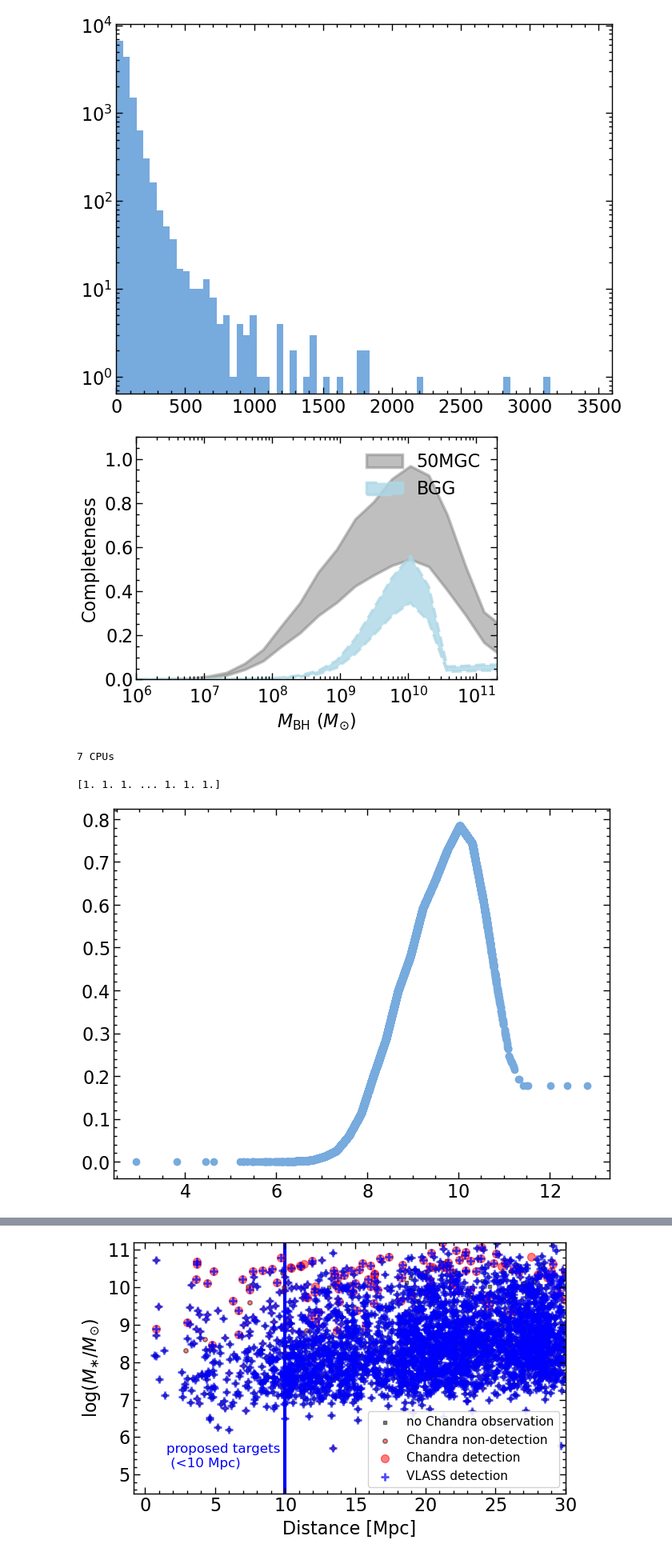
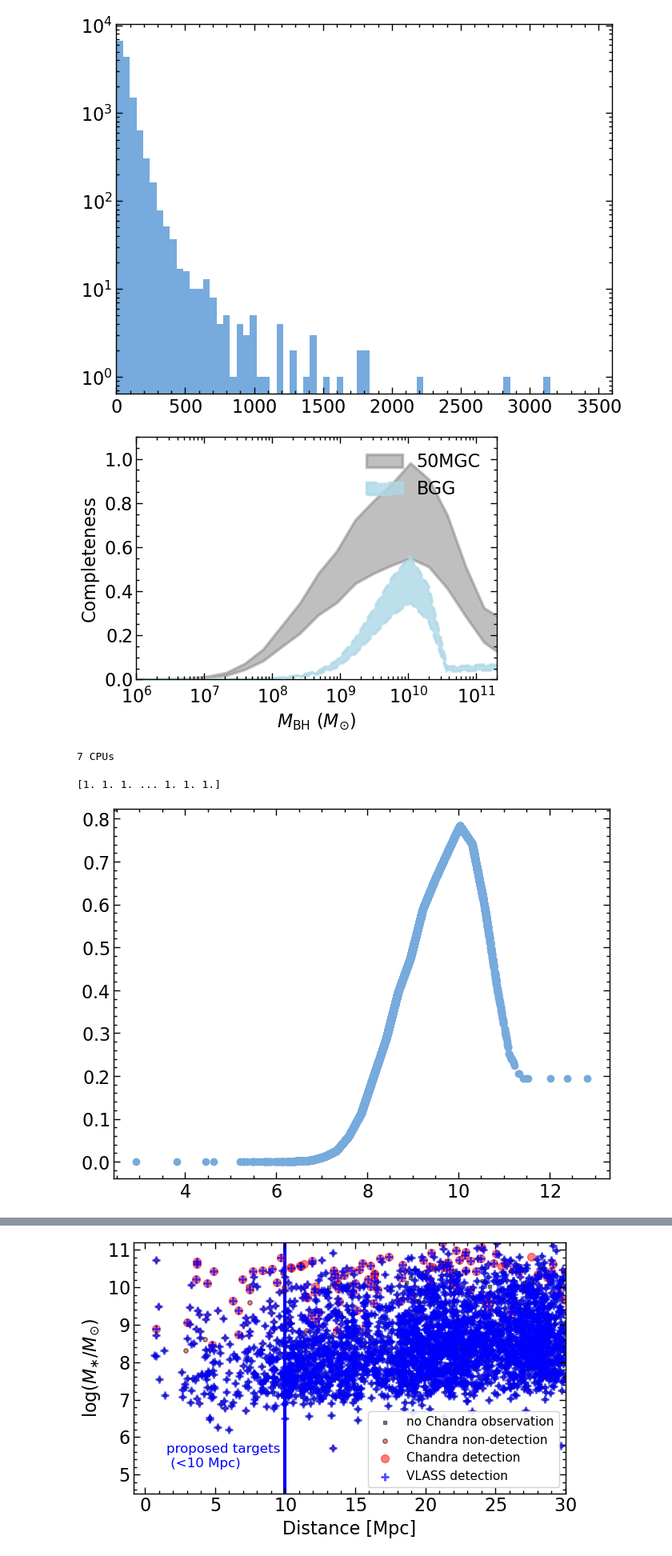
Before and after one commit to burke86/imbh_demographics, a Jupyter notebook: vla.ipynb, the cells around one changed output, grey strips where cells are left out. Shown at 80% size. Cells and saved outputs as stored; diff of their text form; code cells hidden in the pictures.

```diff
--- a/vla.ipynb
+++ b/vla.ipynb
@@ -117,7 +126,7 @@ data_50Mpc = Table(hdul[1].data)
 cat_50Mpc = SkyCoord(data_50Mpc['ra'], data_50Mpc['dec'], unit='deg')
 
 ###########################
-r_match = 1.0*u.arcsec ####
+r_match = 1.5*u.arcsec ####
 ###########################
 # %%
 data_50Mpc
@@ -274,7 +283,8 @@ result_table[0].write('vlass_matches.txt', format='csv', overwrite=True)
 # Only include point sources
 mask_point = result_table[0]['DCMaj'] < 0.5
 
-data_50Mpc['Ftot'] = 5*2.1 * 2.5 # mJy / beam * beam
+beam = np.pi*(2.5)**2/(4*np.log(2))
+data_50Mpc['Ftot'] = 5 * 2.1 * beam # RMS mJy / beam * beam
 data_50Mpc['e_Ftot'] = -1.0 # mJy
 
 # No size constraint
@@ -472,7 +482,7 @@ for i in range(25):
     mask_virgo = cat_50Mpc.separation(SkyCoord.from_name('Virgo Cluster')) > 12*u.deg
     mask_fornax = cat_50Mpc.separation(SkyCoord.from_name('Fornax Cluster')) > 1*u.deg
 
-    mask = mask_b & mask_virgo & mask_fornax & (data_50Mpc['z_dr16'] < 0.12) & (data_50Mpc['z_gama'] < 0.12) #& (data_50Mpc['_log_lx'] > 0)
+    mask = mask_b & mask_virgo & mask_fornax & (data_50Mpc['z_dr16'] < 0.012) & (data_50Mpc['z_gama'] < 0.012) #& (data_50Mpc['_log_lx'] > 0)
     h, bin_edges = np.histogram(10**data_50Mpc['logmass'][mask], bins=_M)
     #ax0.loglog(M, h, color='r', linestyle='dashed', lw=2.5, label='50MGC')
 
@@ -545,7 +555,7 @@ ax1.tick_params(axis='x', which='major', pad=7)
 fig.tight_layout()
 fig.savefig('completeness.pdf', dpi=300)
 # %% [output]
-[figure, old version]
+[figure, new version]
 # %%
 os.environ["OMP_NUM_THREADS"] = "1"
 
@@ -593,35 +603,35 @@ mask_nod25 = ~np.isfinite(d25)
 # Start with size-mass relation
 d25[mask_nod25 & (colortype=='early')] = 4 * 3.47*1e-5*(10**(x[mask_nod25 & (colortype=='early')]))**0.56 # 0.5 dex scatter
 d25[mask_nod25 & (colortype=='late')] = 4 * 0.1*(10**(x[mask_nod25 & (colortype=='late')]))**0.14 * (1 + 10**(x[mask_nod25 & (colortype=='late')])/(3.98*1e10))**(0.39 - 0.14) # 0.5 dex scatter
 d25[mask_nod25] = d25[mask_nod25] * cosmo.arcsec_per_kpc_proper(z_at_value(cosmo.comoving_distance, dist[mask_nod25]*u.Mpc)).value
 # Start with average value for galaxies without best type
 n = np.full(len(x), 2.5)
 n[colortype=='early'] = 4.0
 n[colortype=='late'] = 1.0
 print(n)
 
 logLIR = data_50Mpc['logLIR'][mask_valid]
 logLIRerr = data_50Mpc['logLIR_err'][mask_valid]
 
 
 p_obs = np.clip(np.interp(x, np.log10(M), np.mean(completeness_50MGC, axis=1)), 1e-6, 1)
 #p_obs = np.ones_like(x)
 plt.scatter(x, p_obs)
 
 # Save the input for multiwavelength analysis!
 tvar = Table([x, y, xerr, yerr, logLIR, logLIRerr, d25, n, p_obs], names=['x', 'y', 'xerr', 'yerr', 'loglir', 'loglirerr', 'd25', 'n', 'pobs'])
 tvar.write('tvla.txt', overwrite=True, format='ascii')
 
 ## INFERENCE
 
-nsamp=500
+nsamp=1000
 nburn=200
 scale_hist=1
 color='C2'
 ylims=[None, None]
 # %% [output]
 [1. 1. 1. ... 1. 1. 1.]
-[figure, old version]
+[figure, new version]
 # %%
 
 #np.random.seed(424)
```
Also changed, not shown: parts of 20 cells of this notebook, 2 other files.
